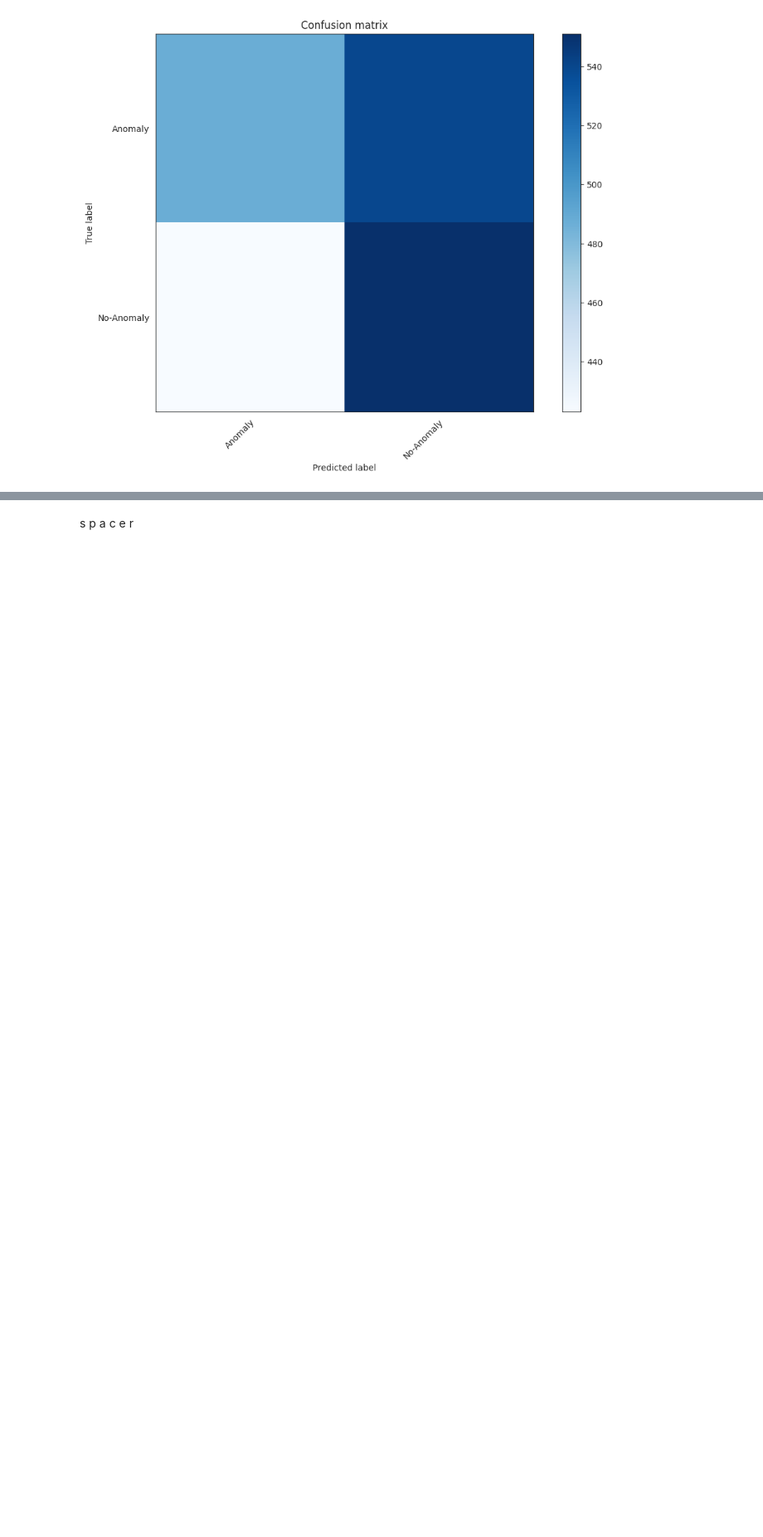
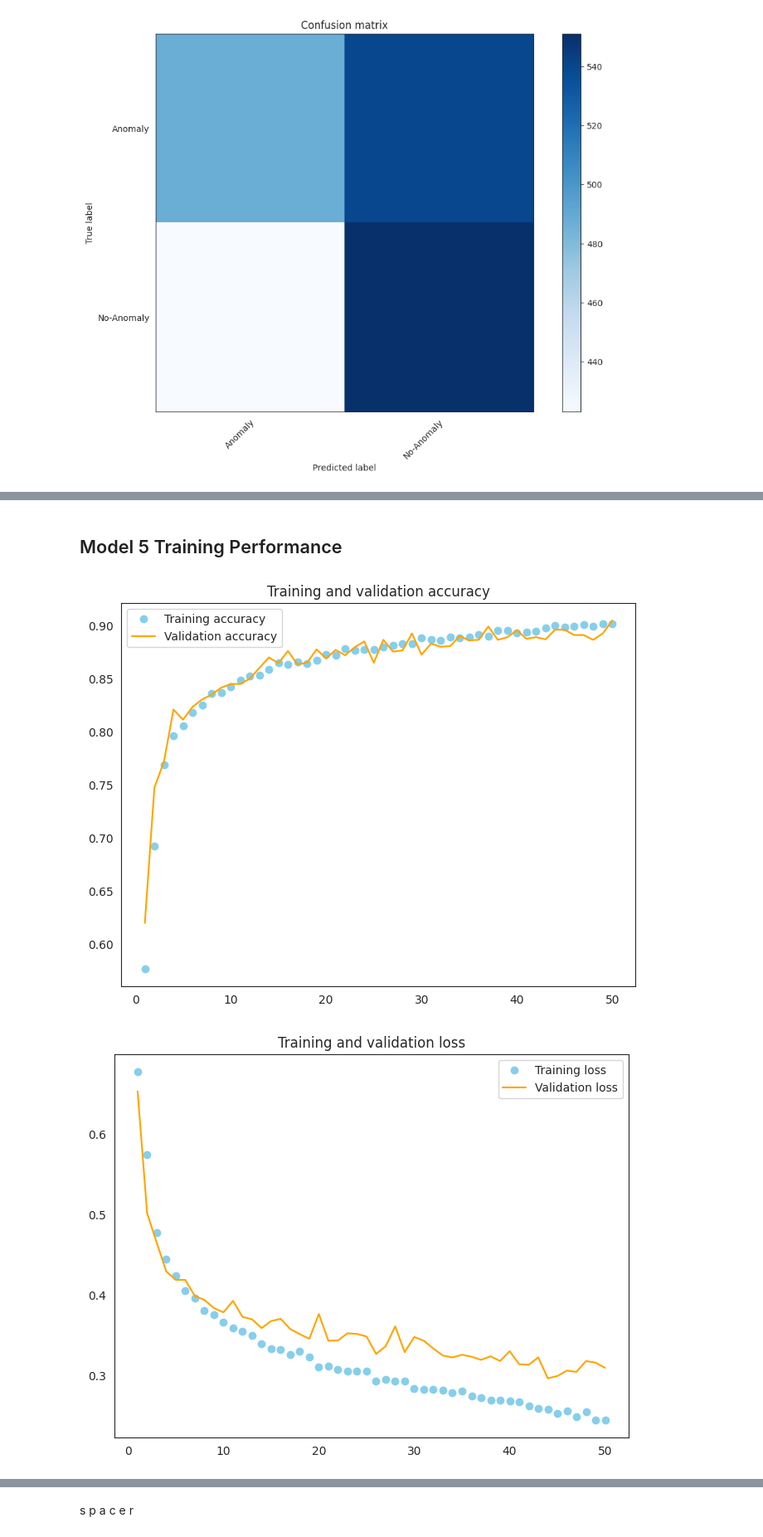
Before and after one commit to regiiis/pv_error_classification, a Jupyter notebook: pv_error_classifcation.ipynb, the cells around one changed output, grey strips where cells are left out. Shown at 83% size. Cells and saved outputs as stored; diff of their text form; code cells hidden in the pictures; blank space fills up the shorter version.

```diff
--- a/pv_error_classifcation.ipynb
+++ b/pv_error_classifcation.ipynb
@@ -1060,7 +1060,7 @@ datagen_train=ImageDataGenerator(rescale = 1./255)
 datagen_validation=ImageDataGenerator(rescale = 1./255)
 
 
-train_generator = datagen_train.flow_from_dataframe(
+train_generator_2 = datagen_train.flow_from_dataframe(
     dataframe = train_df_two_cat,
     directory = "/content/InfraredSolarModules/images/",
     x_col = "image_name",
@@ -1072,7 +1072,7 @@ train_generator = datagen_train.flow_from_dataframe(
     shuffle = False
 )
 
-validation_generator = datagen_validation.flow_from_dataframe(
+validation_generator_2 = datagen_validation.flow_from_dataframe(
     dataframe = validation_df_two_cat,
     directory = "/content/InfraredSolarModules/images/",
     x_col = "image_name",
@@ -1084,7 +1084,7 @@ validation_generator = datagen_validation.flow_from_dataframe(
     shuffle = False
 )
 
-test_generator = datagen_validation.flow_from_dataframe(
+test_generator_2 = datagen_validation.flow_from_dataframe(
     dataframe = test_df_two_cat,
     directory = "/content/InfraredSolarModules/images/",
     x_col = "image_name",
@@ -1271,0 +1339,8 @@ plt.show()
+# %%
+history_6 = model_6.fit(
+    train_generator_2,
+    epochs = 50,
+    validation_data = validation_generator_2
+ )
+
+#model_6.save("/content/drive/My Drive/Colab Notebooks/models/pv_classification/model_6")
@@ -1271,0 +1365,25 @@ plt.show()
+# %% [markdown]
+## Model 5 Training Performance
+# %%
+plt.figure(figsize = (8,6))
+accuracy = history_6.history["accuracy"]
+val_accuracy = history_6.history["val_accuracy"]
+loss = history_6.history["loss"]
+val_loss = history_6.history["val_loss"]
+epochs = range(1, len(accuracy) + 1)
+
+plt.plot(epochs, accuracy, "bo", label = "Training accuracy", color = "skyblue")
+plt.plot(epochs, val_accuracy, "b", label = "Validation accuracy",color = "orange")
+plt.title("Training and validation accuracy")
+plt.legend()
+
+plt.figure(figsize = (8,6))
+plt.plot(epochs, loss, "bo", label = "Training loss", color = "skyblue")
+plt.plot(epochs, val_loss, "b", label="Validation loss", color = "orange")
+plt.title("Training and validation loss")
+plt.legend()
+
+plt.show()
+# %% [output]
+[figure, added]
+[figure, added]
```
Also changed, not shown: parts of 14 cells of this notebook.
